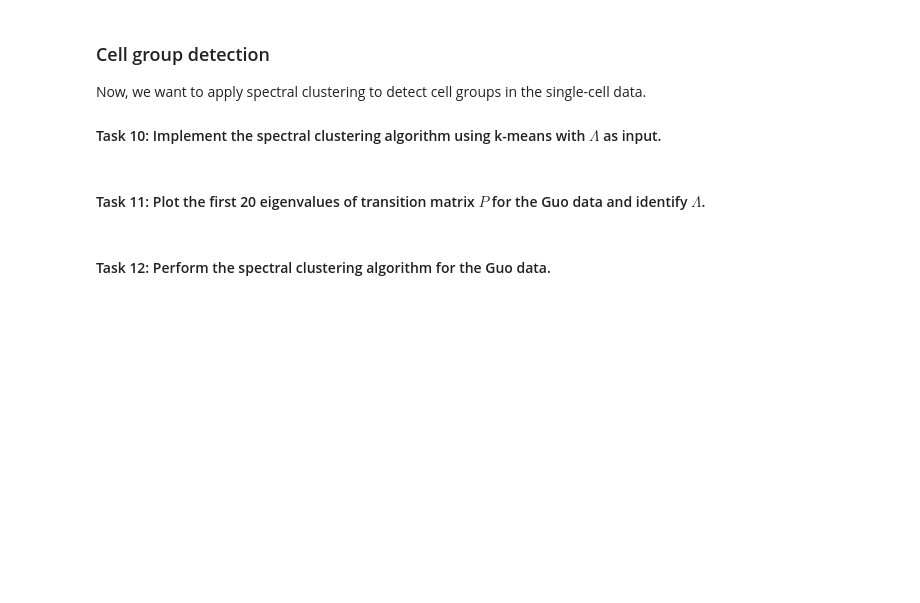
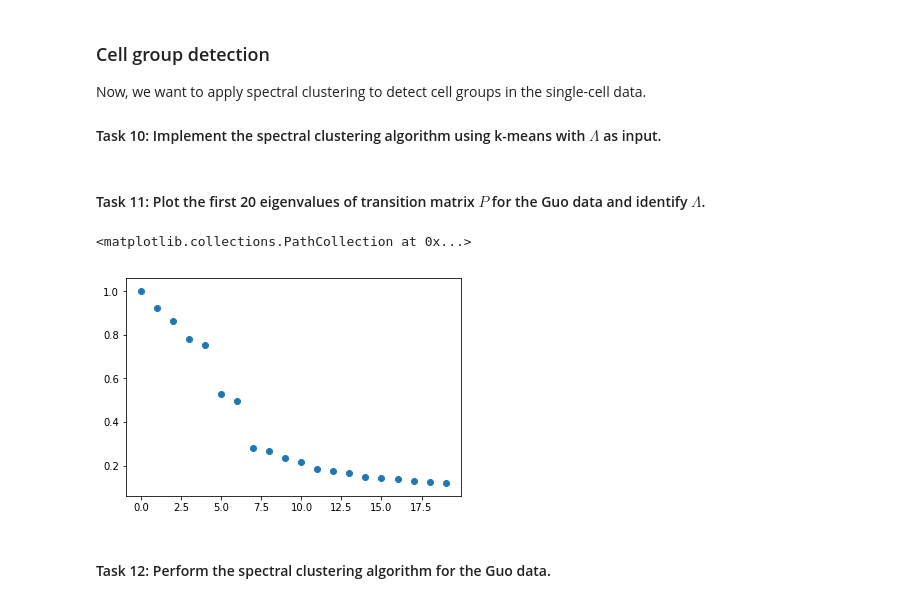
Before and after one commit to Janos95/lab_sheets, a Jupyter notebook: sheet04_material /DiffusionMaps_template.ipynb, the cells around one changed output. Cells and saved outputs as stored; diff of their text form; code cells hidden in the pictures; blank space fills up the shorter version.

```diff
--- a/sheet04_material /DiffusionMaps_template.ipynb
+++ b/sheet04_material /DiffusionMaps_template.ipynb
@@ -343,9 +262,15 @@ Now, we want to apply spectral clustering to detect cell groups in the single-ce
 #### Task 10: Implement the spectral clustering algorithm using k-means with $\Lambda$ as input.
 # %%
 # your code goes here
+diffmap = DiffMap(sigma=sigma)
+data_normalized_reduced = diffmap.fit_transform(data_normalized)
 # %% [markdown]
 #### Task 11: Plot the first 20 eigenvalues of transition matrix $P$ for the Guo data and identify $\Lambda$.
 # %%
 # your code goes here
+plt.scatter(np.arange(20), diffmap.evals[:20])
+# %% [output]
+<matplotlib.collections.PathCollection at 0x...>
+[figure, added]
 # %% [markdown]
 #### Task 12: Perform the spectral clustering algorithm for the Guo data.
```
Also changed, not shown: parts of 10 cells of this notebook, 5 other files.
